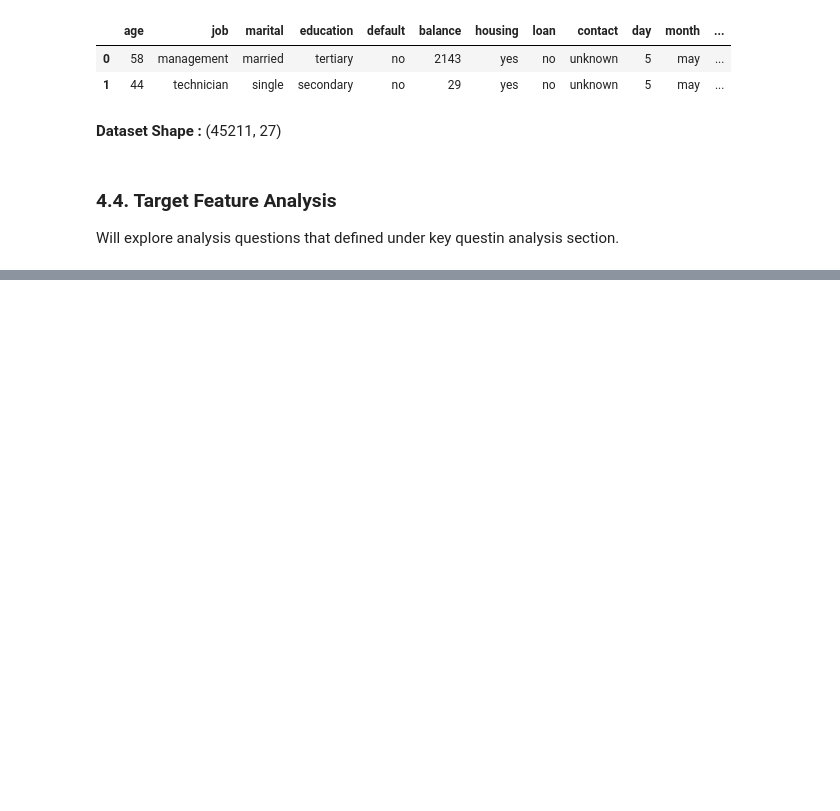
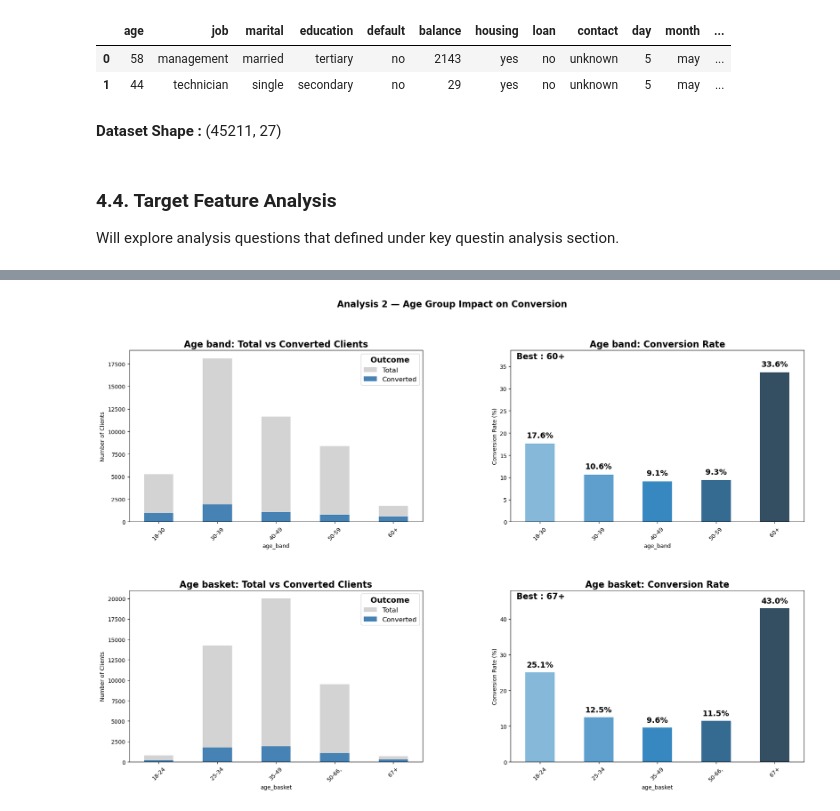
Before and after one commit to annugit1655/Bank-TeleMarketing, a Jupyter notebook: notebooks/02-bivariate-correlation-analysis.ipynb, the cells around one changed output, grey strips where cells are left out. Cells and saved outputs as stored; diff of their text form; code cells hidden in the pictures; blank space fills up the shorter version.

```diff
--- a/notebooks/02-bivariate-correlation-analysis.ipynb
+++ b/notebooks/02-bivariate-correlation-analysis.ipynb
@@ -93,0 +244,12 @@ Will explore analysis questions that defined under key questin analysis section.
+# %%
+# Age basket
+bins = [18, 24, 34, 49, 66, 100]
+labels = ['18-24', '25-34', '35-49', '50-66,', '67+']
+data['age_basket'] = pd.cut(data['age'], bins=bins, labels=labels)
+
+age_baskets = data.groupby('age_basket')['term_deposit_numeric'].agg(['count', 'mean'])
+
+display_md("**by Age basket :**")
+for age_basket, rate in age_baskets['mean'].items():
+    age_count = (data['age_basket']==age_basket).sum()
+    print(f"{age_basket} : {rate*100:.2f}% ({age_count:,} clients)")
@@ -93,0 +263,68 @@ Will explore analysis questions that defined under key questin analysis section.
+# %%
+# Visualize both age_basket and age_band to determine which segmentation better captures customer behavior.
+
+from matplotlib.font_manager import FontProperties
+
+fig, ax = plt.subplots(2, 2, figsize=(18, 12))
+ax = ax.flatten()
+
+for i, col in enumerate(['age_band', 'age_basket']):
+
+    summary = (data.groupby(col)['term_deposit']
+                 .value_counts()
+                 .unstack(fill_value=0))
+
+    summary = summary.rename(columns={'yes':'Converted',
+                                      'no':'Not Converted'})
+
+    summary['Total'] = summary.sum(axis=1)
+    summary['Conversion Rate'] = 100 * summary['Converted'] / summary['Total']
+
+    # ---------------- Left: Stacked bar ----------------
+    summary['Total'].plot(
+        kind='bar',
+        stacked=True,
+        ax=ax[2*i],
+        color='lightgray',
+        label='Total'
+    )
+    summary['Converted'].plot(
+        kind='bar',
+        stacked=True,
+        ax=ax[2*i],
+        color='steelblue',
+        label='Converted'
+    )
+
+    ax[2*i].set_title(f'{col.replace("_", " ").replace(".", " ").capitalize()}: Total vs Converted Clients', fontsize=16, fontweight='bold')
+    ax[2*i].set_ylabel('Number of Clients')
+    ax[2*i].tick_params(axis='x', rotation=45)
+    ax[2*i].legend(title='Outcome', title_fontproperties=FontProperties(weight='bold', size=14), fontsize=12)
+
+    # ---------------- Right: Conversion rate ----------------
+    colors = sns.color_palette("Blues_d", len(summary))
+    best_age = summary['Conversion Rate'].idxmax()
+
+    summary['Conversion Rate'].plot(
+        kind='bar',
+        ax=ax[2*i+1],
+        color=colors
+    )
+    # Annotate bars
+    for j, (_, rates) in enumerate(summary['Conversion Rate'].items()):
+        ax[2*i+1].text(j, rates+1, f"{rates:.1f}%", fontsize=14, fontweight='bold', ha='center', va='bottom')
+
+    ax[2*i+1].text(0.02, 0.95, f"Best : {best_age}", transform=ax[2*i+1].transAxes, fontsize=15, fontweight='bold')
+
+    ax[2*i+1].set_title(f'{col.replace("_", " ").replace(".", " ").capitalize()}: Conversion Rate', fontsize=16, fontweight='bold')
+    ax[2*i+1].set_ylabel('Conversion Rate (%)')
+    ax[2*i+1].set_ylim(0, summary['Conversion Rate'].max()+5)
+    ax[2*i+1].tick_params(axis='x', rotation=45)
+
+fig.suptitle('Analysis 2 — Age Group Impact on Conversion', fontsize=16, fontweight='bold', y=1.04)
+
+plt.tight_layout()
+plt.subplots_adjust(wspace=0.3, hspace=0.4)
+plt.show()
+# %% [output]
+[figure, added]
```
Also changed, not shown: parts of 29 cells of this notebook.
